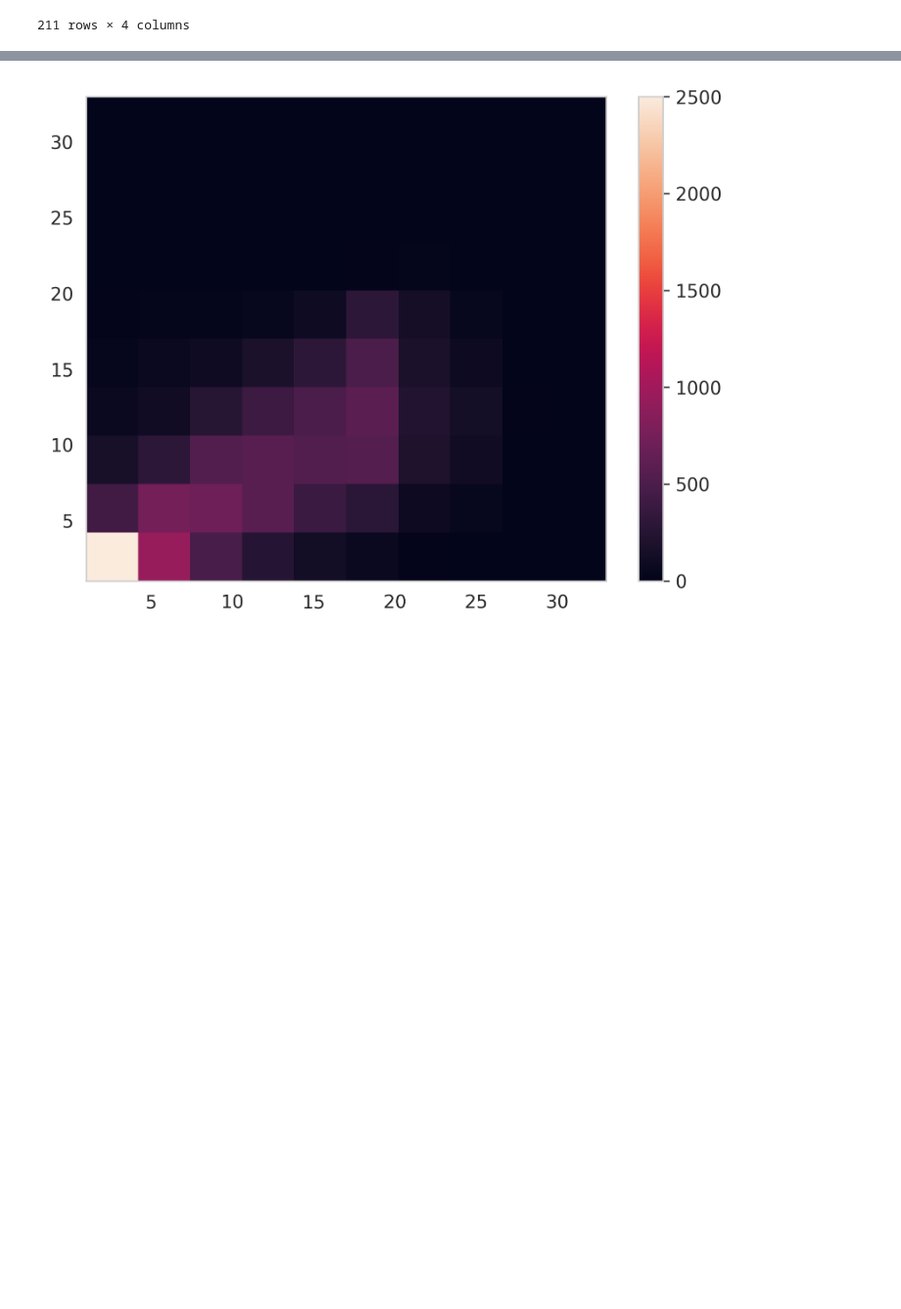
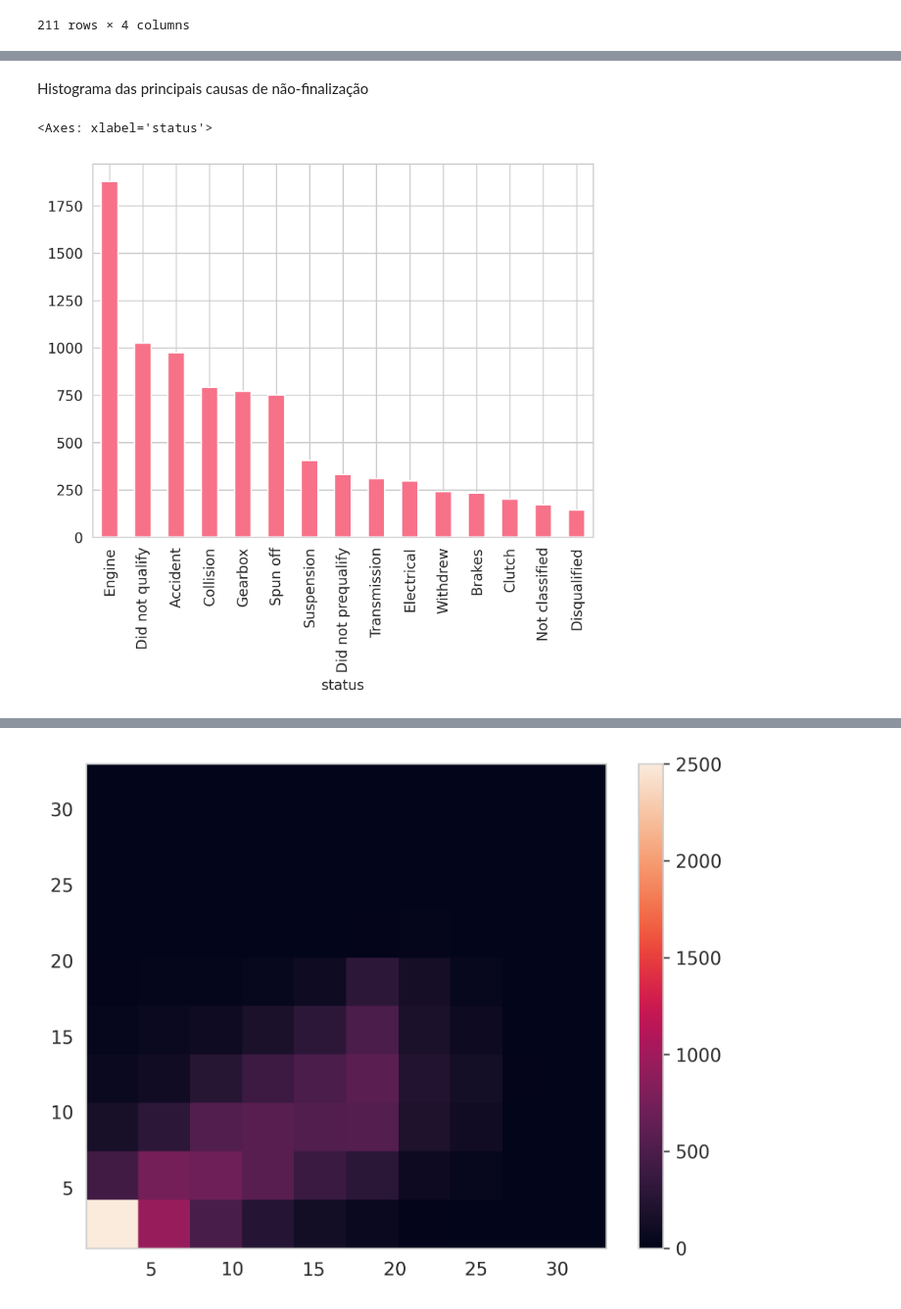
Before and after one commit to GuiCT/data-science-uni, a Jupyter notebook: analysis.ipynb, the cells around one changed output, grey strips where cells are left out. Shown at 98% size. Saved outputs shown, nothing was run; the diff lists cells and outputs as text; code cells hidden in the pictures; blank space fills up the shorter version.

```diff
--- a/analysis.ipynb
+++ b/analysis.ipynb
@@ -276,0 +326,7 @@ result_df_raw
+# %% [markdown]
+Histograma das principais causas de não-finalização
+# %%
+dnf_df["status"].value_counts().head(15).plot(kind="bar")
+# %% [output]
+<Axes: xlabel='status'>
+[figure, added]
```
Also changed, not shown: parts of 17 cells of this notebook, 1 other file.
